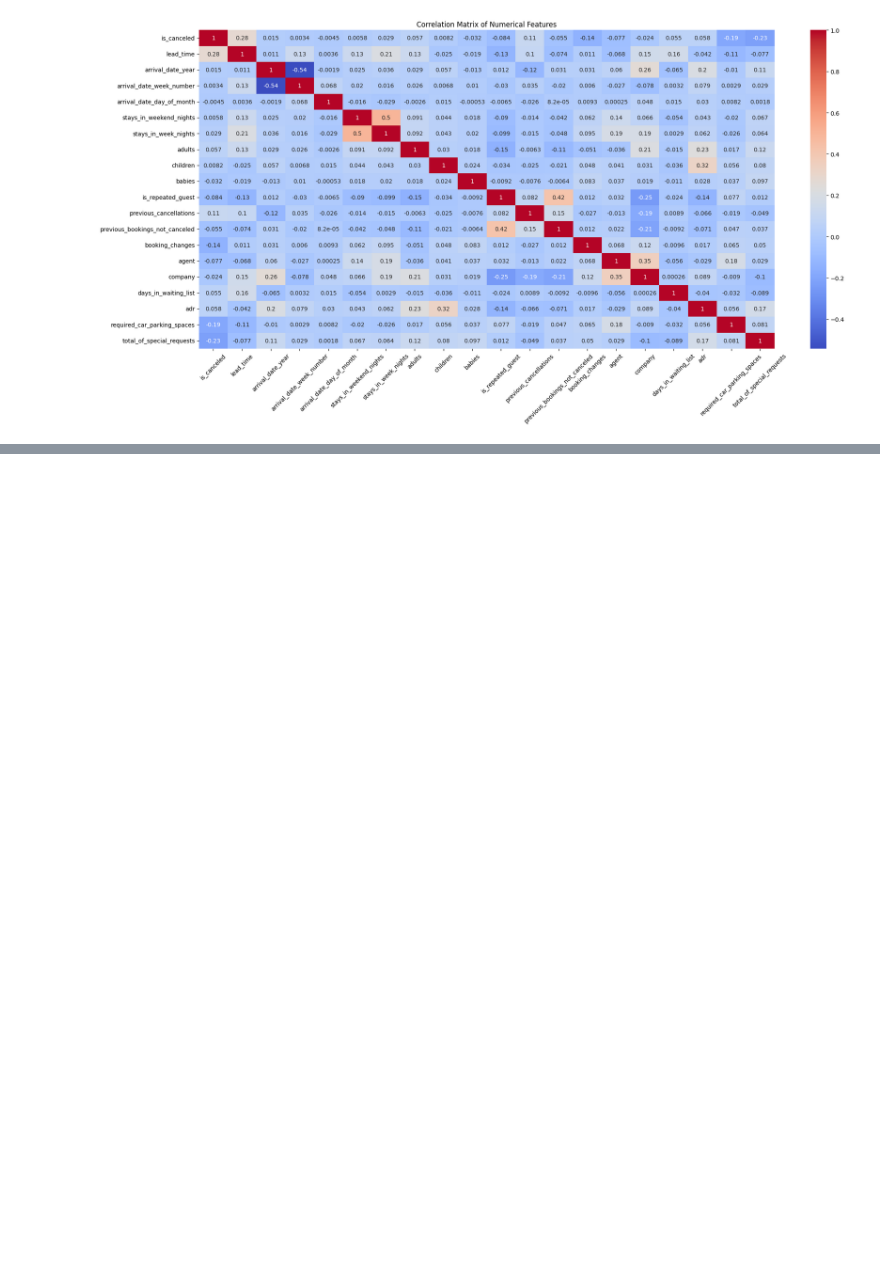
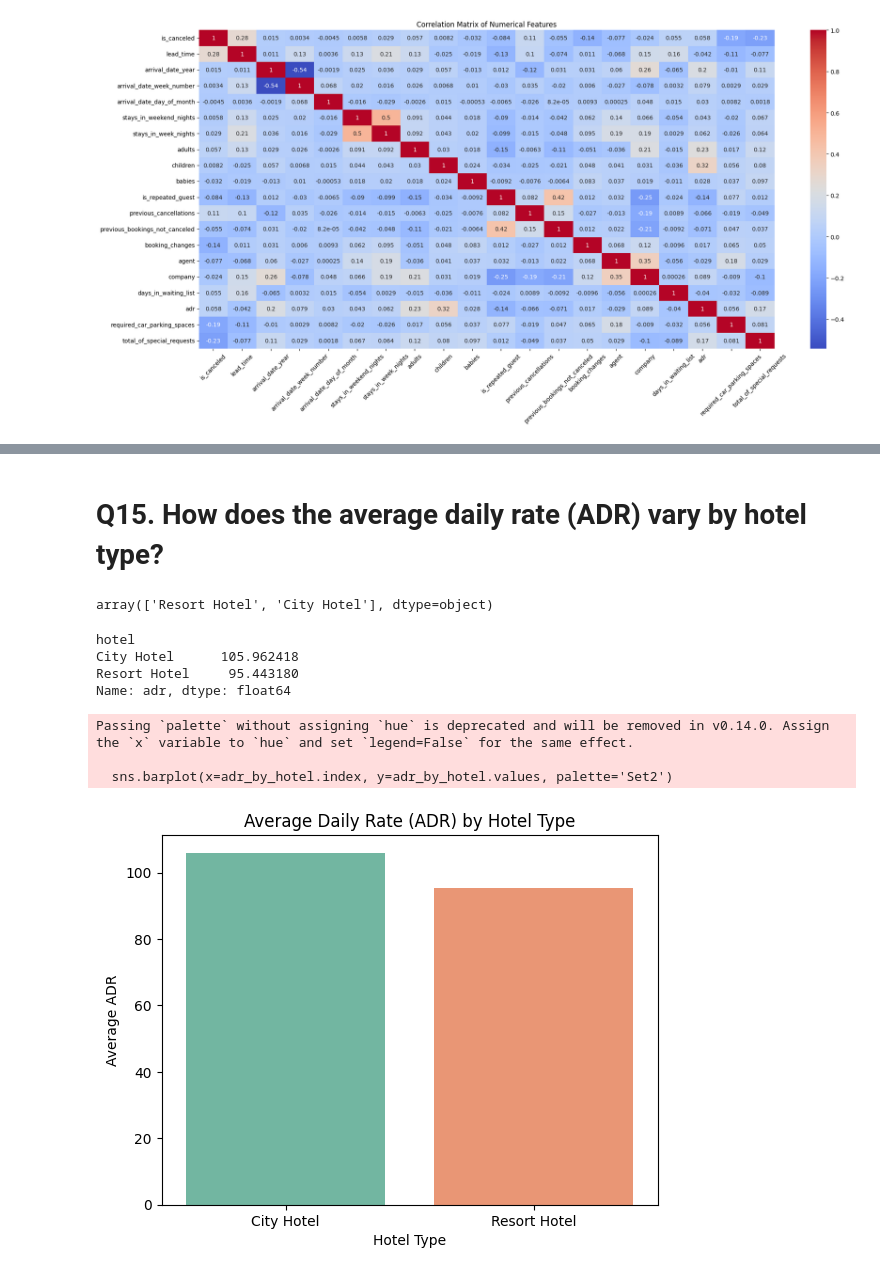
Before and after one commit to soni-vaishnavi/AU_Project, a Jupyter notebook: Project/main.ipynb, the cells around one changed output, grey strips where cells are left out. Saved outputs shown, nothing was run; the diff lists cells and outputs as text; code cells hidden in the pictures; blank space fills up the shorter version.

```diff
--- a/Project/main.ipynb
+++ b/Project/main.ipynb
@@ -1025,0 +1037,25 @@ plt.show()
+# %% [markdown]
+# Q15. How does the average daily rate (ADR) vary by hotel type?
+# %%
+hotel['hotel'].unique()
+# %% [output]
+array(['Resort Hotel', 'City Hotel'], dtype=object)
+# %%
+adr_by_hotel = hotel.groupby('hotel')['adr'].mean()
+print(adr_by_hotel)
+# %% [output]
+hotel
+City Hotel      105.962418
+Resort Hotel     95.443180
+Name: adr, dtype: float64
+# %%
+sns.barplot(x=adr_by_hotel.index, y=adr_by_hotel.values, palette='Set2')
+plt.title('Average Daily Rate (ADR) by Hotel Type')
+plt.xlabel('Hotel Type')
+plt.ylabel('Average ADR')
+plt.show()
+# %% [output]
+Passing `palette` without assigning `hue` is deprecated and will be removed in v0.14.0. Assign the `x` variable to `hue` and set `legend=False` for the same effect.
+
+  sns.barplot(x=adr_by_hotel.index, y=adr_by_hotel.values, palette='Set2')
+[figure, added]
```
Also changed, not shown: parts of 26 cells of this notebook, 2 other files.
